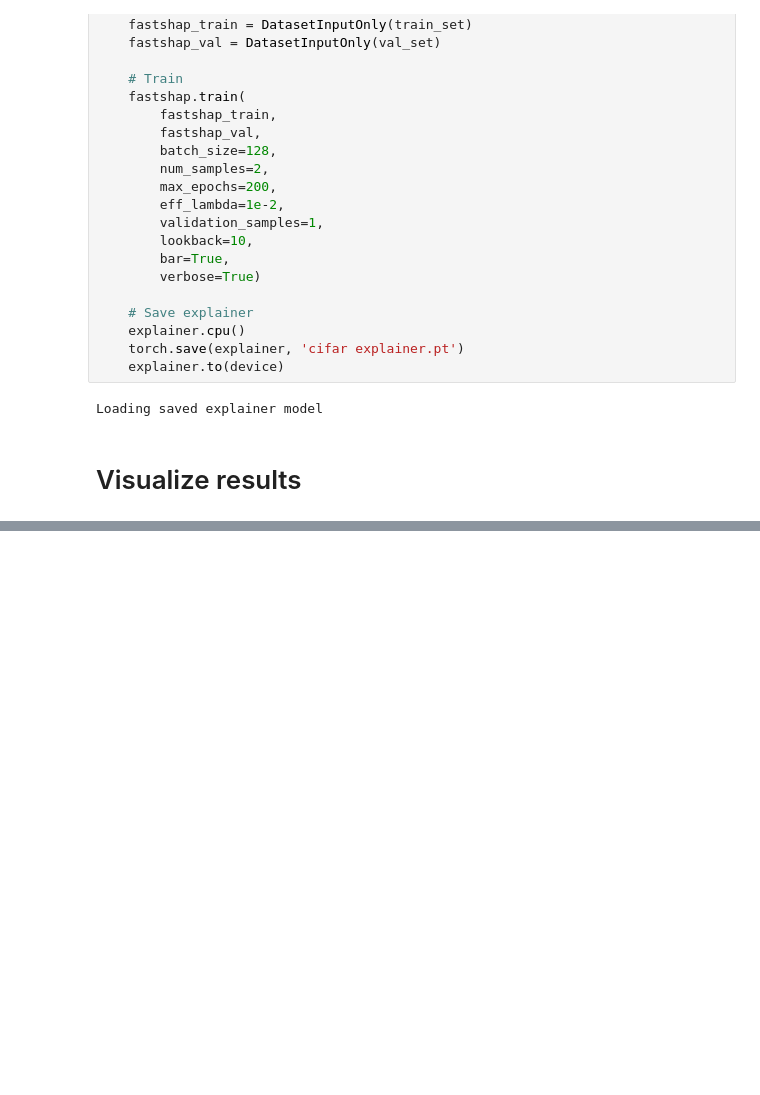
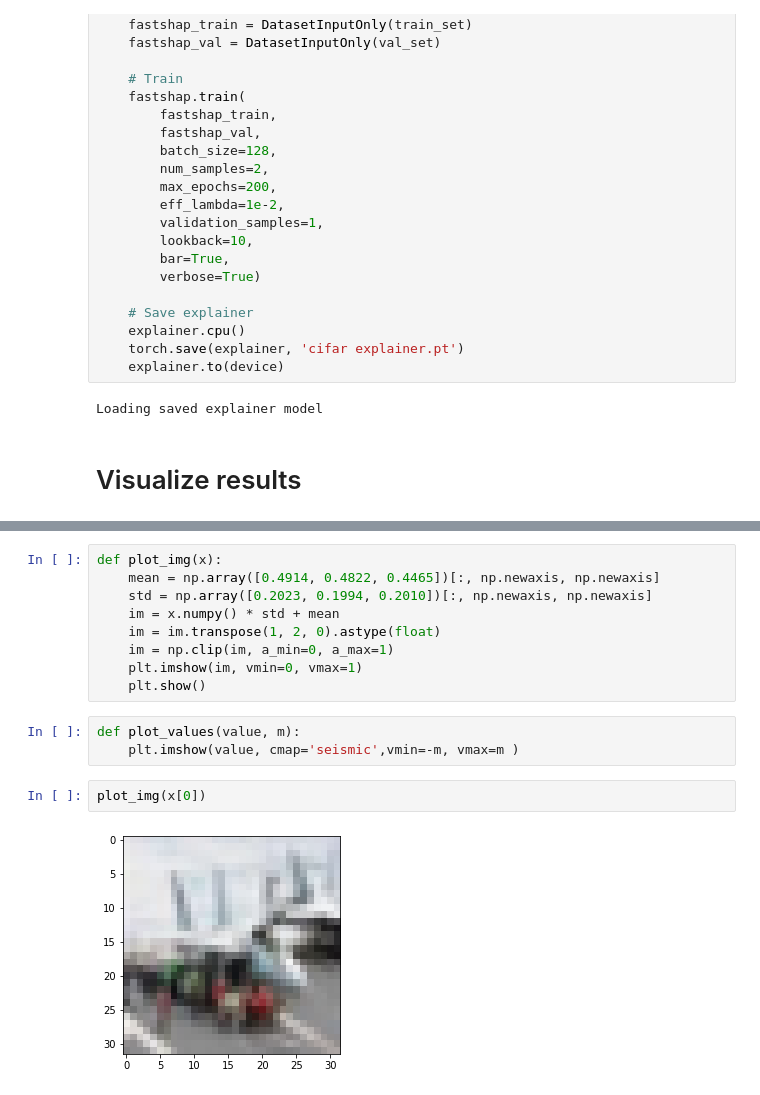
Before and after one commit to roldanjrgl/ml_project, a Jupyter notebook: notebooks/cifar_visualization_v1.ipynb, the cells around one changed output, grey strips where cells are left out. Cells and saved outputs as stored; diff of their text form; blank space fills up the shorter version.

```diff
--- a/notebooks/cifar_visualization_v1.ipynb
+++ b/notebooks/cifar_visualization_v1.ipynb
@@ -339,0 +379,16 @@ AttributeError: 'Upsample' object has no attribute 'recompute_scale_factor'
+# %%
+def plot_img(x):
+    mean = np.array([0.4914, 0.4822, 0.4465])[:, np.newaxis, np.newaxis]
+    std = np.array([0.2023, 0.1994, 0.2010])[:, np.newaxis, np.newaxis]
+    im = x.numpy() * std + mean
+    im = im.transpose(1, 2, 0).astype(float)
+    im = np.clip(im, a_min=0, a_max=1)
+    plt.imshow(im, vmin=0, vmax=1)
+    plt.show()
+# %%
+def plot_values(value, m):
+    plt.imshow(value, cmap='seismic',vmin=-m, vmax=m )
+# %%
+plot_img(x[0])
+# %% [output]
+[figure, added]
```
Also changed, not shown: parts of 15 cells of this notebook.
